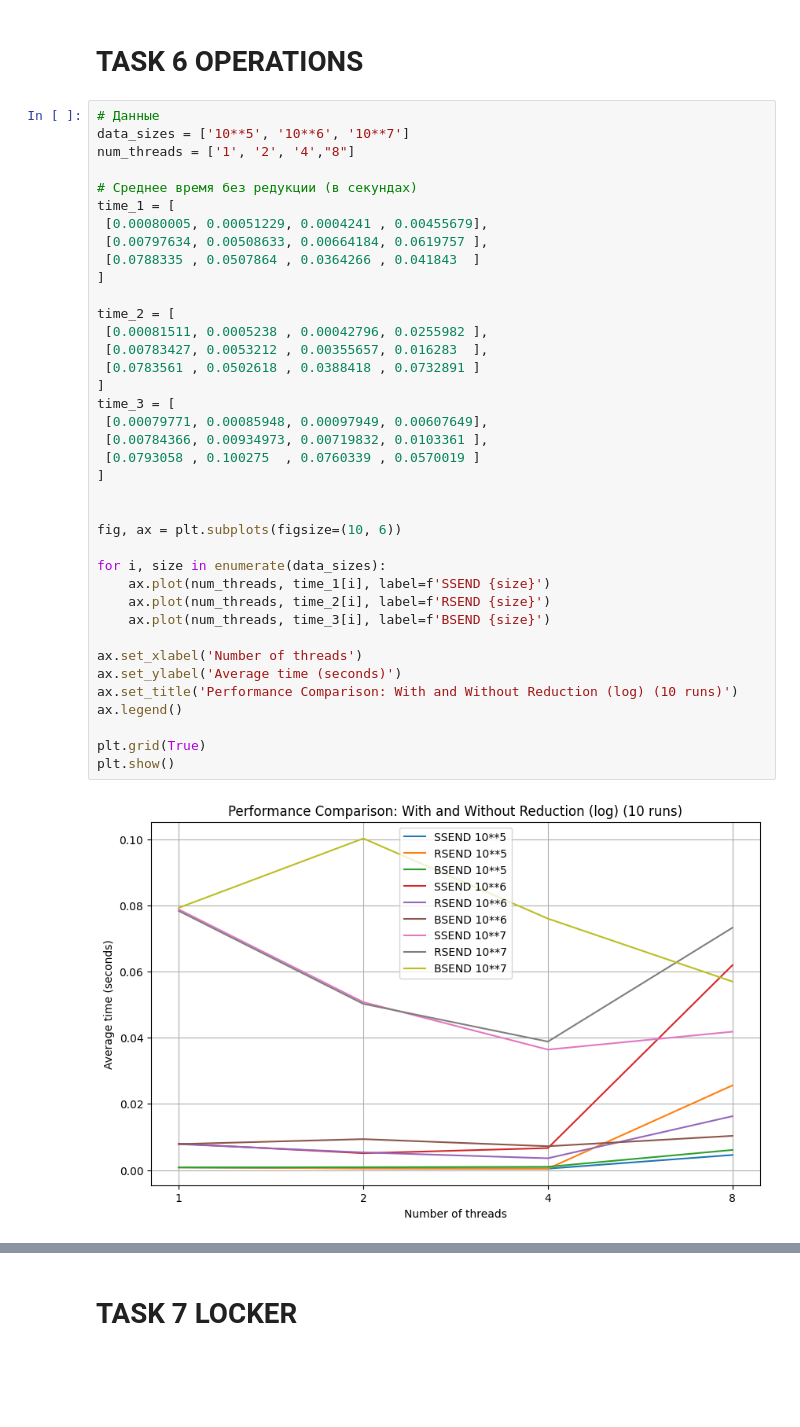
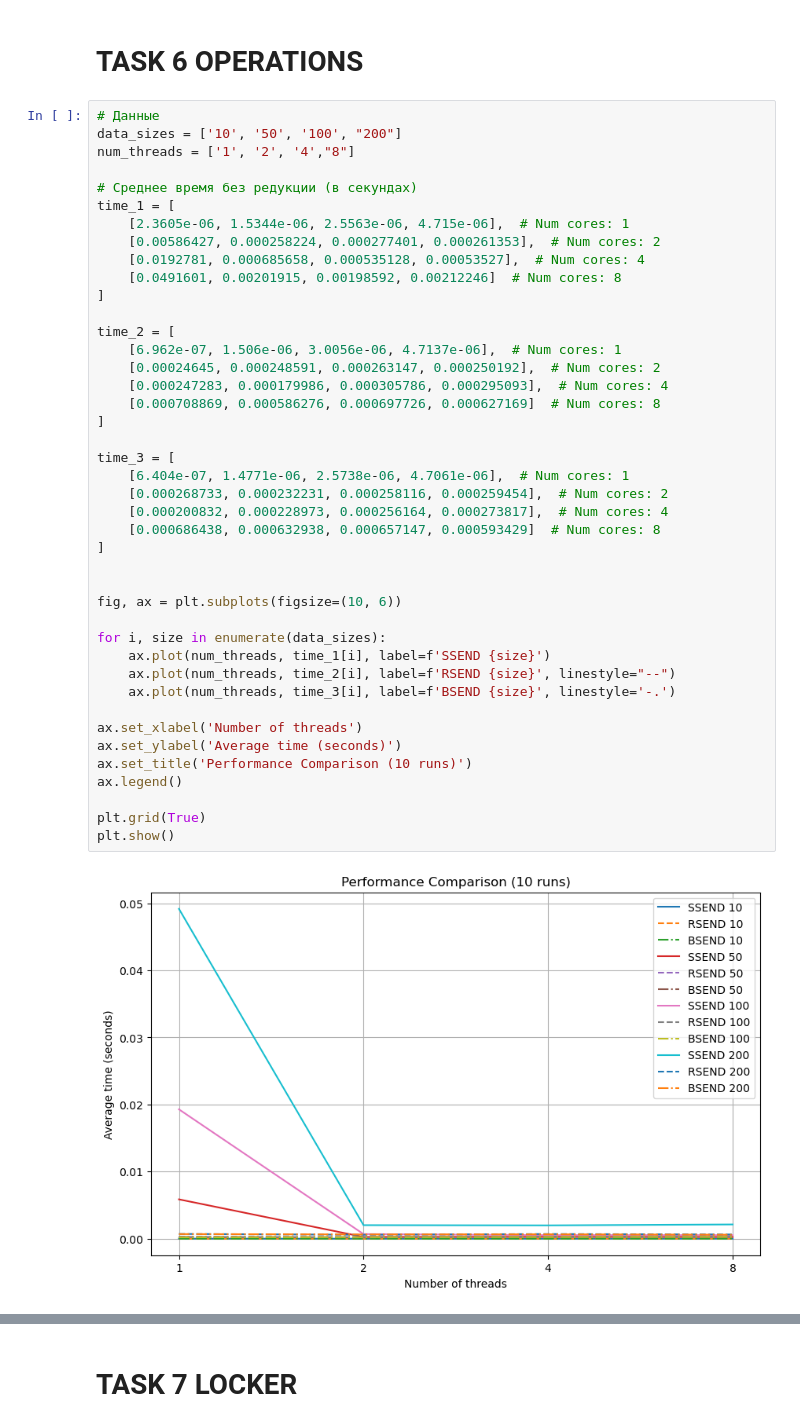
Before and after one commit to YukiTheKilla/supercomputers, a Jupyter notebook: MPI/plot.ipynb, the cells around one changed output, grey strips where cells are left out. Cells and saved outputs as stored; diff of their text form; blank space fills up the shorter version.

```diff
--- a/MPI/plot.ipynb
+++ b/MPI/plot.ipynb
@@ -576,44 +673,48 @@ plt.show()
 # TASK 6 OPERATIONS
 # %%
 # Данные
-data_sizes = ['10**5', '10**6', '10**7']
+data_sizes = ['10', '50', '100', "200"]
 num_threads = ['1', '2', '4',"8"]
 
 # Среднее время без редукции (в секундах)
 time_1 = [
- [0.00080005, 0.00051229, 0.0004241 , 0.00455679],
- [0.00797634, 0.00508633, 0.00664184, 0.0619757 ],
- [0.0788335 , 0.0507864 , 0.0364266 , 0.041843  ]
+    [2.3605e-06, 1.5344e-06, 2.5563e-06, 4.715e-06],  # Num cores: 1
+    [0.00586427, 0.000258224, 0.000277401, 0.000261353],  # Num cores: 2
+    [0.0192781, 0.000685658, 0.000535128, 0.00053527],  # Num cores: 4
+    [0.0491601, 0.00201915, 0.00198592, 0.00212246]  # Num cores: 8
 ]
 
 time_2 = [
- [0.00081511, 0.0005238 , 0.00042796, 0.0255982 ],
- [0.00783427, 0.0053212 , 0.00355657, 0.016283  ],
- [0.0783561 , 0.0502618 , 0.0388418 , 0.0732891 ]
+    [6.962e-07, 1.506e-06, 3.0056e-06, 4.7137e-06],  # Num cores: 1
+    [0.00024645, 0.000248591, 0.000263147, 0.000250192],  # Num cores: 2
+    [0.000247283, 0.000179986, 0.000305786, 0.000295093],  # Num cores: 4
+    [0.000708869, 0.000586276, 0.000697726, 0.000627169]  # Num cores: 8
 ]
+
 time_3 = [
- [0.00079771, 0.00085948, 0.00097949, 0.00607649],
- [0.00784366, 0.00934973, 0.00719832, 0.0103361 ],
- [0.0793058 , 0.100275  , 0.0760339 , 0.0570019 ]
+    [6.404e-07, 1.4771e-06, 2.5738e-06, 4.7061e-06],  # Num cores: 1
+    [0.000268733, 0.000232231, 0.000258116, 0.000259454],  # Num cores: 2
+    [0.000200832, 0.000228973, 0.000256164, 0.000273817],  # Num cores: 4
+    [0.000686438, 0.000632938, 0.000657147, 0.000593429]  # Num cores: 8
 ]
 
 
 fig, ax = plt.subplots(figsize=(10, 6))
 
 for i, size in enumerate(data_sizes):
     ax.plot(num_threads, time_1[i], label=f'SSEND {size}')
-    ax.plot(num_threads, time_2[i], label=f'RSEND {size}')
-    ax.plot(num_threads, time_3[i], label=f'BSEND {size}')
+    ax.plot(num_threads, time_2[i], label=f'RSEND {size}', linestyle="--")
+    ax.plot(num_threads, time_3[i], label=f'BSEND {size}', linestyle='-.')
 
 ax.set_xlabel('Number of threads')
 ax.set_ylabel('Average time (seconds)')
-ax.set_title('Performance Comparison: With and Without Reduction (log) (10 runs)')
+ax.set_title('Performance Comparison (10 runs)')
 ax.legend()
 
 plt.grid(True)
 plt.show()
 # %% [output]
-[figure, old version]
+[figure, new version]
 # %%
 # Рассчитываем ускорение (Speedup) для без редукции и с редукцией
 num_threads = list(map(int, num_threads))
```
Also changed, not shown: parts of 15 cells of this notebook, 14 other files.
